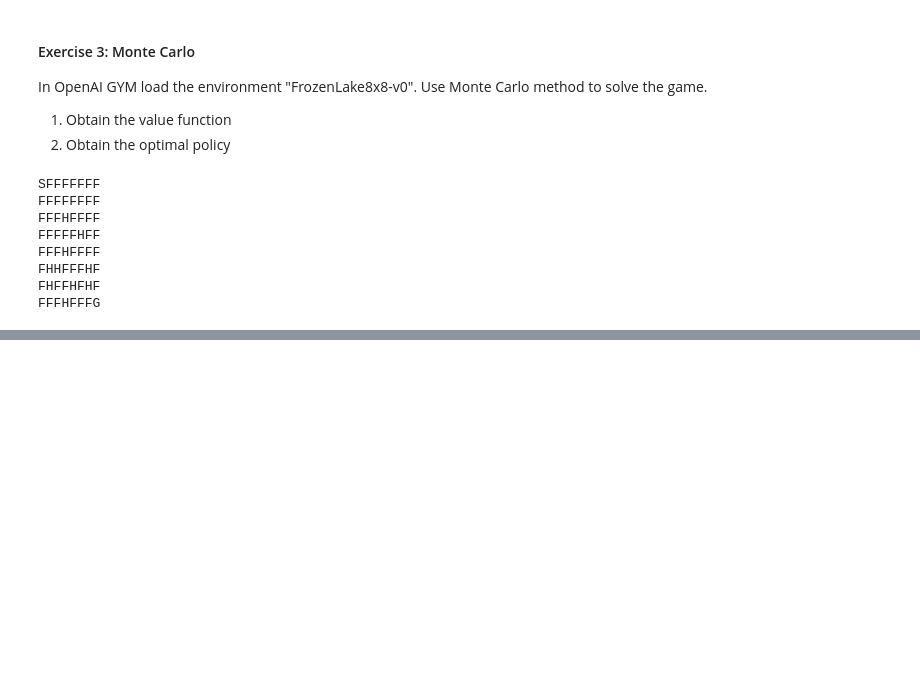
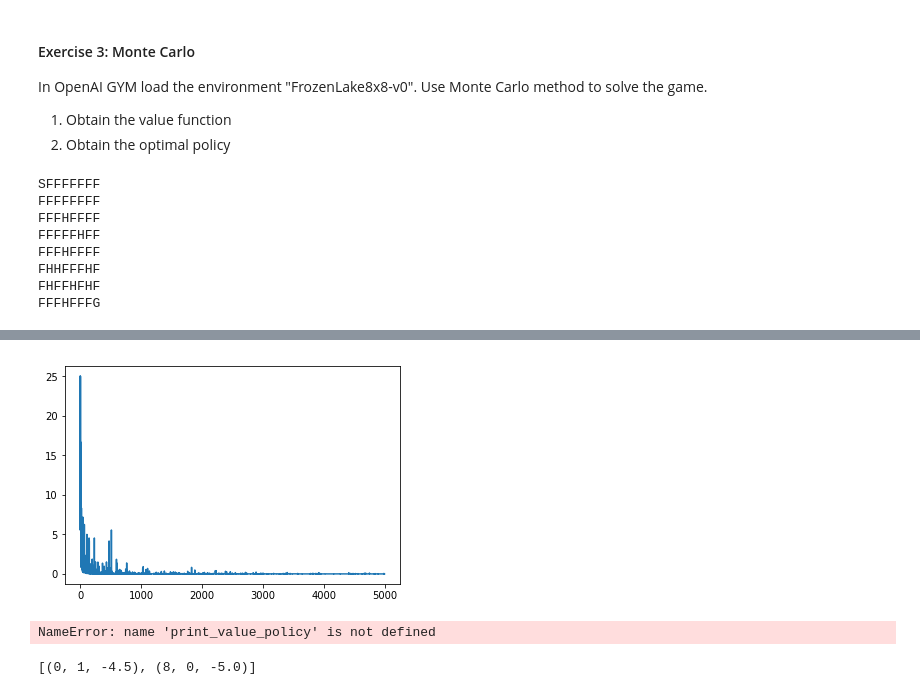
Before and after one commit to ale-wyss/uah_unsup_and_rei_learning, a Jupyter notebook: UnsupervisedAndReinforcementLearning_Assigment.ipynb, the cells around one changed output, grey strips where cells are left out. Cells and saved outputs as stored; diff of their text form; code cells hidden in the pictures; blank space fills up the shorter version.

```diff
--- a/UnsupervisedAndReinforcementLearning_Assigment.ipynb
+++ b/UnsupervisedAndReinforcementLearning_Assigment.ipynb
@@ -636,0 +680,41 @@ TypeError: append() takes exactly one argument (3 given)
+# %%
+deltas = []
+for t in range(5000):
+    # A new episode is generated using pi
+    biggest_change = 0
+    states_actions_returns = play_game_no_es(env, policy)
+
+    # Calculo de Q(s,a)
+    seen_state_action_pairs = set()
+
+    for s, a, G in states_actions_returns:
+        # Check if s has already visited
+        # The evaluation is done only in the first visit
+        sa = (s, a)
+        if sa not in seen_state_action_pairs:
+            old_q = Q[s][a]
+            returns[sa].append(G)
+            Q[s][a] = np.mean(returns[sa])
+            biggest_change = max(biggest_change, np.abs(old_q - Q[s][a]))
+            seen_state_action_pairs.add(sa)
+
+    deltas.append(biggest_change)
+
+    # calculate the new policy pi(s) = argmax[a]{ Q(s,a) }
+    for s in policy.keys():
+        a, _ = max_dict(Q[s])
+        policy[s] = a
+
+plt.plot(deltas)
+plt.show()
+
+# Locate the optimal status value function
+# V(s) = max[a]{ Q(s,a) }
+V = {}
+for s in policy.keys():
+    V[s] = max_dict(Q[s])[1]
+
+print_value_policy(V, policy, grid)
+# %% [output]
+[figure, added]
+NameError: name 'print_value_policy' is not defined
@@ -636,0 +730,4 @@ TypeError: append() takes exactly one argument (3 given)
+# %%
+play_game_es(env, policy)
+# %% [output]
+[(0, 1, -4.5), (8, 0, -5.0)]
```
Also changed, not shown: parts of 16 cells of this notebook.
